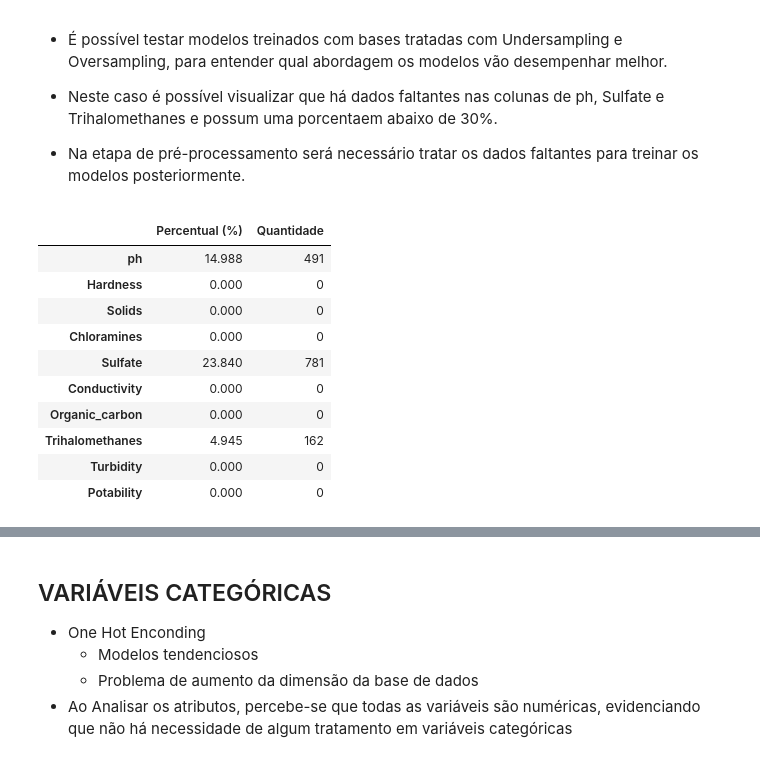
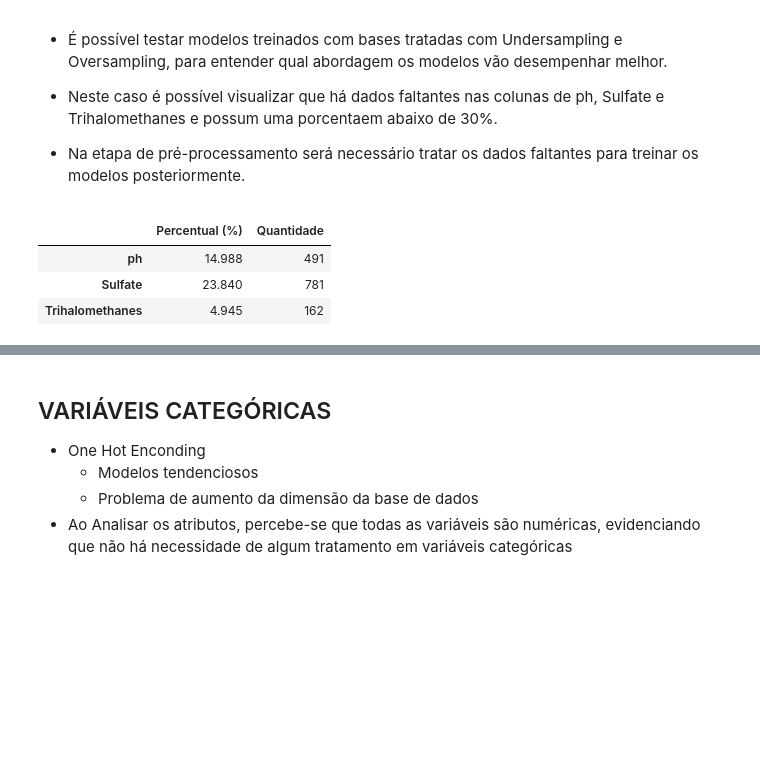
Before and after one commit to Nathan-Rgs/patternRecognition-supervisedLearning, a Jupyter notebook: classification/notebooks/EDA.ipynb, the cells around one changed output, grey strips where cells are left out. Saved outputs shown, nothing was run; the diff lists cells and outputs as text; code cells hidden in the pictures; blank space fills up the shorter version.

```diff
--- a/classification/notebooks/EDA.ipynb
+++ b/classification/notebooks/EDA.ipynb
@@ -71,21 +71,14 @@ sns.boxplot(data=df[["Conductivity"]])
 - Na etapa de pré-processamento será necessário tratar os dados faltantes para treinar os modelos posteriormente.
 # %%
 pd.DataFrame(data={
-    "Percentual (%)": round((df.isnull().sum() / df.shape[0]) * 100, 3),
-    "Quantidade": df.isnull().sum()
+    "Percentual (%)": round((df.isnull().sum()[(df.isnull().sum() > 0)] / df.shape[0]) * 100, 3),
+    "Quantidade": df.isnull().sum()[(df.isnull().sum() > 0)]
 })
 # %% [output]
 |  | Percentual (%) | Quantidade |
 | ph | 14.988 | 491 |
-| Hardness | 0.000 | 0 |
-| Solids | 0.000 | 0 |
-| Chloramines | 0.000 | 0 |
 | Sulfate | 23.840 | 781 |
-| Conductivity | 0.000 | 0 |
-| Organic_carbon | 0.000 | 0 |
 | Trihalomethanes | 4.945 | 162 |
-| Turbidity | 0.000 | 0 |
-| Potability | 0.000 | 0 |
 # %%
 plt.figure(figsize=(15,4))
 sns.barplot(
```
Also changed, not shown: parts of 11 cells of this notebook.
